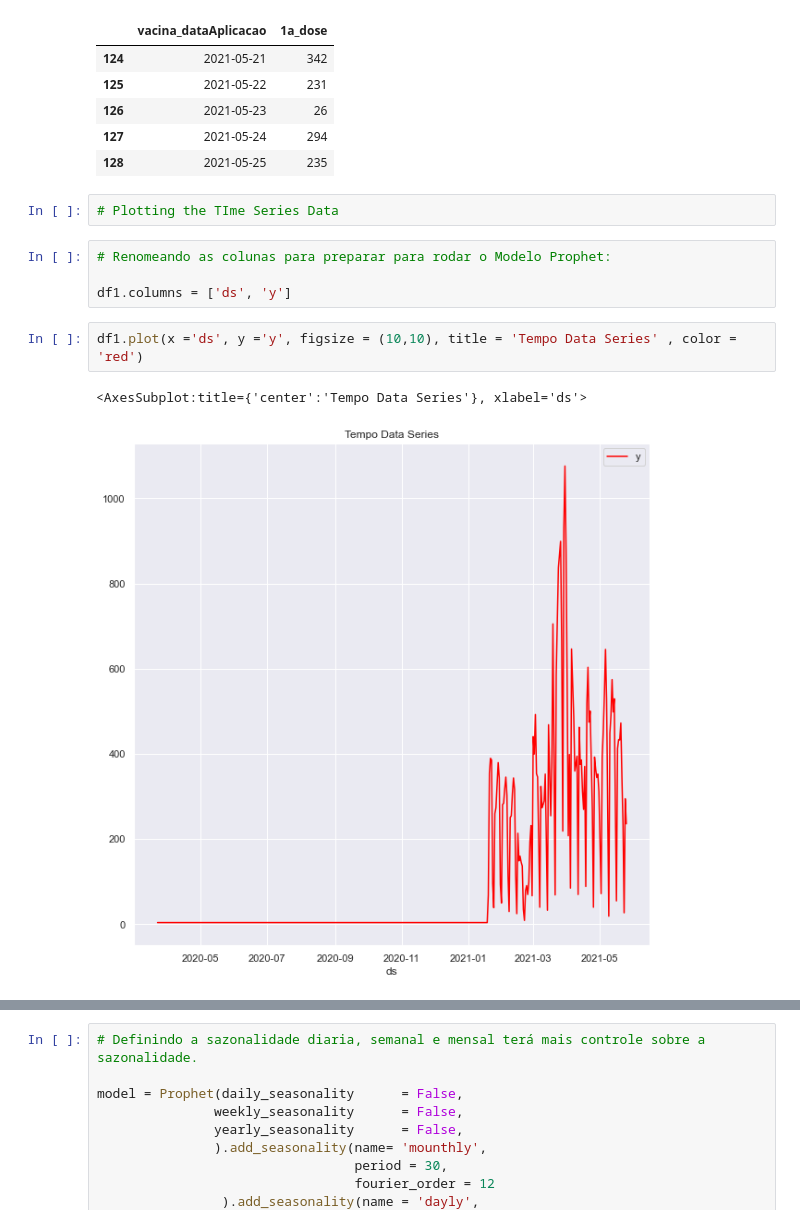
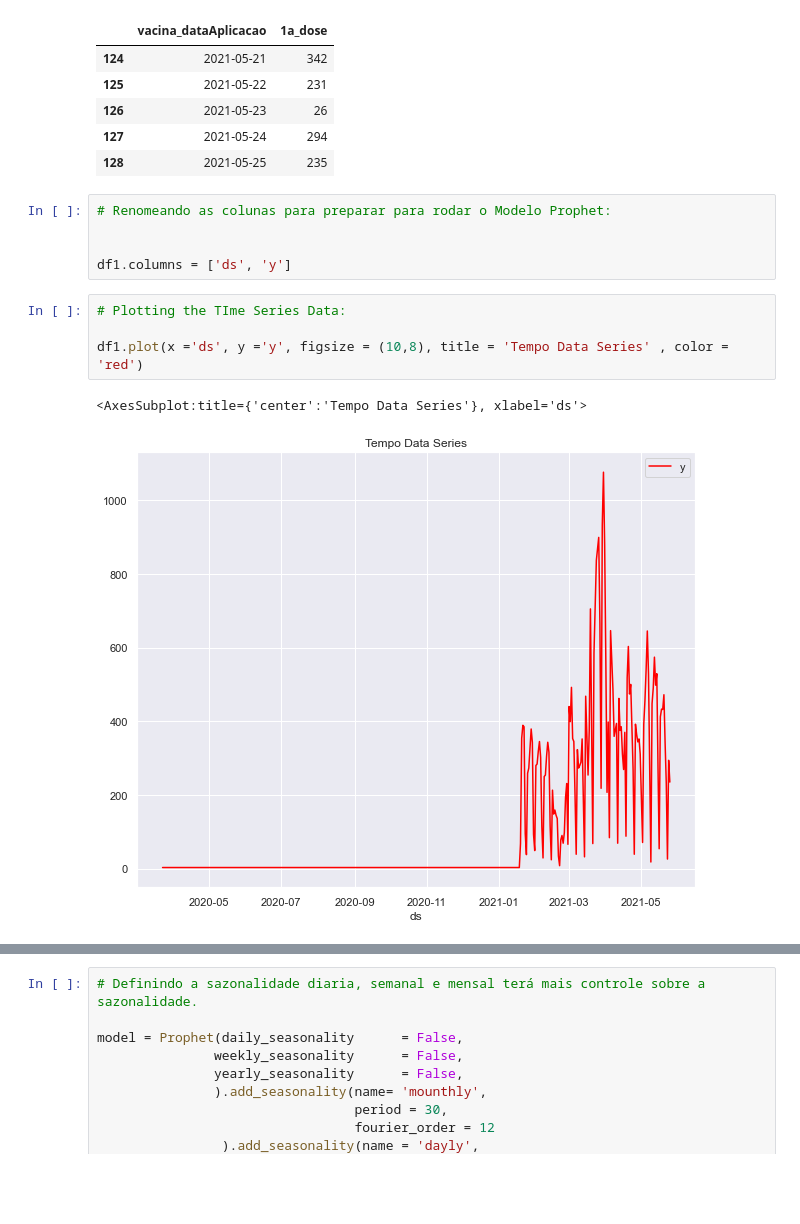
Before and after one commit to nubia-mp1211/Projeto-Final, a Jupyter notebook: ATUAL -Tratando-Vacinados e Previsoes.ipynb, the cells around one changed output, grey strips where cells are left out. Drawn from its saved outputs; the diff is of its cells as text; blank space fills up the shorter version.

```diff
--- a/ATUAL -Tratando-Vacinados e Previsoes.ipynb
+++ b/ATUAL -Tratando-Vacinados e Previsoes.ipynb
@@ -304,14 +318,15 @@ df1.tail(5)
 | 126 | 2021-05-23 | 26 |
 | 127 | 2021-05-24 | 294 |
 | 128 | 2021-05-25 | 235 |
-# %%
-# Plotting the TIme Series Data
 # %%
 # Renomeando as colunas para preparar para rodar o Modelo Prophet:
 
+
 df1.columns = ['ds', 'y']
 # %%
-df1.plot(x ='ds', y ='y', figsize = (10,10), title = 'Tempo Data Series' , color = 'red')
+# Plotting the TIme Series Data:
+
+df1.plot(x ='ds', y ='y', figsize = (10,8), title = 'Tempo Data Series' , color = 'red')
 # %% [output]
 <AxesSubplot:title={'center':'Tempo Data Series'}, xlabel='ds'>
-[figure, old version]
+[figure, new version]
```
Also changed, not shown: parts of 61 cells of this notebook.
